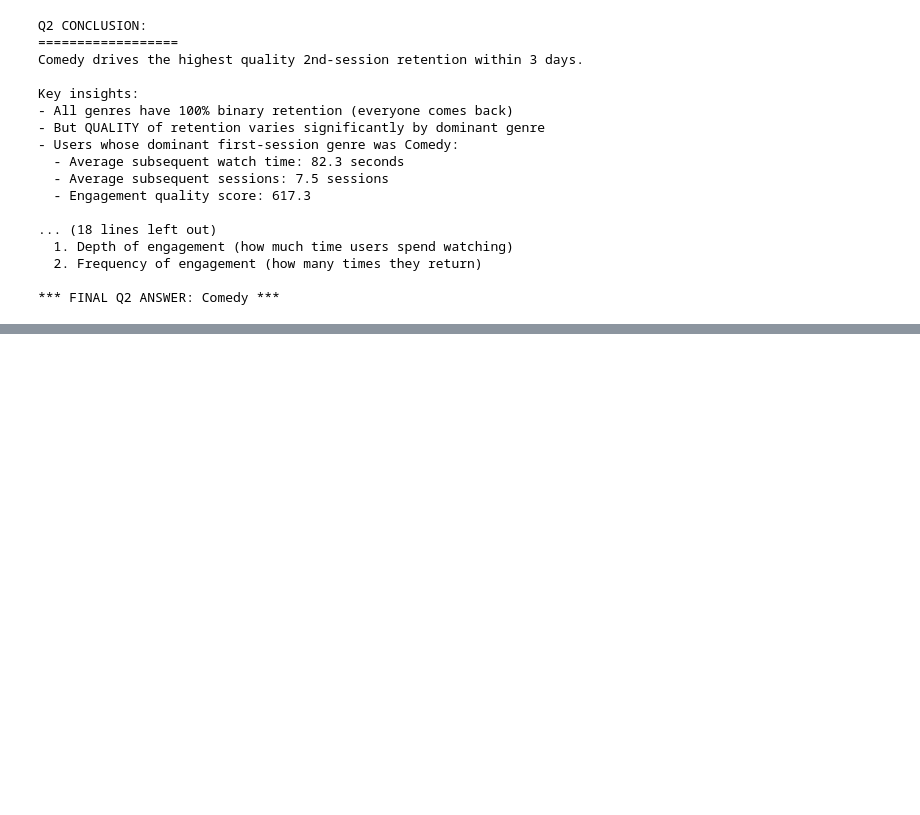
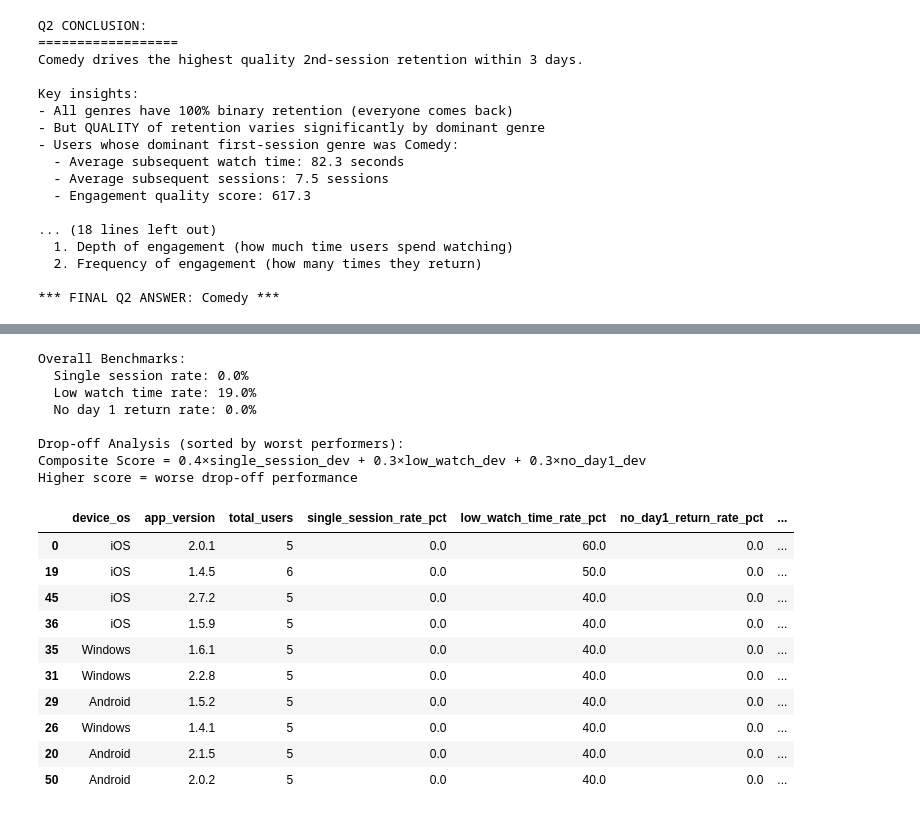
Before and after one commit to ndias021/streampro-assignment-etl, a Jupyter notebook: src/notebooks/analysis.ipynb, the cells around one changed output, grey strips where cells are left out. Saved outputs shown, nothing was run; the diff lists cells and outputs as text; code cells hidden in the pictures; blank space fills up the shorter version.

Commit message:
More analysis

```diff
--- a/src/notebooks/analysis.ipynb
+++ b/src/notebooks/analysis.ipynb
@@ -538,0 +785,58 @@ Key insights:
+# %%
+# Identify abnormally high drop-off combinations
+# Calculate z-scores and identify outliers
+import numpy as np
+
+# Get overall benchmarks
+overall_single_session_rate = overall_benchmarks['single_session_rate_pct'].iloc[0]
+overall_low_watch_rate = overall_benchmarks['low_watch_time_rate_pct'].iloc[0]
+overall_no_day1_rate = overall_benchmarks['no_day1_return_rate_pct'].iloc[0]
+
+print(f"Overall Benchmarks:")
+print(f"  Single session rate: {overall_single_session_rate}%")
+print(f"  Low watch time rate: {overall_low_watch_rate}%")
+print(f"  No day 1 return rate: {overall_no_day1_rate}%")
+print()
+
+# Calculate deviations from overall averages
+drop_off_metrics_with_scores = drop_off_metrics.copy()
+drop_off_metrics_with_scores['single_session_deviation'] = drop_off_metrics_with_scores['single_session_rate_pct'] - overall_single_session_rate
+drop_off_metrics_with_scores['low_watch_deviation'] = drop_off_metrics_with_scores['low_watch_time_rate_pct'] - overall_low_watch_rate
+drop_off_metrics_with_scores['no_day1_deviation'] = drop_off_metrics_with_scores['no_day1_return_rate_pct'] - overall_no_day1_rate
+
+# Calculate composite drop-off score (higher = worse)
+drop_off_metrics_with_scores['composite_drop_off_score'] = (
+    drop_off_metrics_with_scores['single_session_deviation'] * 0.4 +  # Weight single session highly
+    drop_off_metrics_with_scores['low_watch_deviation'] * 0.3 +       # Weight low engagement
+    drop_off_metrics_with_scores['no_day1_deviation'] * 0.3           # Weight day 1 retention
+)
+
+# Sort by worst drop-off
+drop_off_analysis = drop_off_metrics_with_scores.sort_values('composite_drop_off_score', ascending=False)
+
+print("Drop-off Analysis (sorted by worst performers):")
+print("Composite Score = 0.4×single_session_dev + 0.3×low_watch_dev + 0.3×no_day1_dev")
+print("Higher score = worse drop-off performance")
+print()
+drop_off_analysis[['device_os', 'app_version', 'total_users', 'single_session_rate_pct',
+                  'low_watch_time_rate_pct', 'no_day1_return_rate_pct', 'composite_drop_off_score']].head(10)
+# %% [output]
+Overall Benchmarks:
+  Single session rate: 0.0%
+  Low watch time rate: 19.0%
+  No day 1 return rate: 0.0%
+
+Drop-off Analysis (sorted by worst performers):
+Composite Score = 0.4×single_session_dev + 0.3×low_watch_dev + 0.3×no_day1_dev
+Higher score = worse drop-off performance
+|  | device_os | app_version | total_users | single_session_rate_pct | low_watch_time_rate_pct | no_day1_return_rate_pct | ... |
+| 0 | iOS | 2.0.1 | 5 | 0.0 | 60.0 | 0.0 | ... |
+| 19 | iOS | 1.4.5 | 6 | 0.0 | 50.0 | 0.0 | ... |
+| 45 | iOS | 2.7.2 | 5 | 0.0 | 40.0 | 0.0 | ... |
+| 36 | iOS | 1.5.9 | 5 | 0.0 | 40.0 | 0.0 | ... |
+| 35 | Windows | 1.6.1 | 5 | 0.0 | 40.0 | 0.0 | ... |
+| 31 | Windows | 2.2.8 | 5 | 0.0 | 40.0 | 0.0 | ... |
+| 29 | Android | 1.5.2 | 5 | 0.0 | 40.0 | 0.0 | ... |
+| 26 | Windows | 1.4.1 | 5 | 0.0 | 40.0 | 0.0 | ... |
+| 20 | Android | 2.1.5 | 5 | 0.0 | 40.0 | 0.0 | ... |
+| 50 | Android | 2.0.2 | 5 | 0.0 | 40.0 | 0.0 | ... |
```
Also changed, not shown: parts of 7 cells of this notebook.
